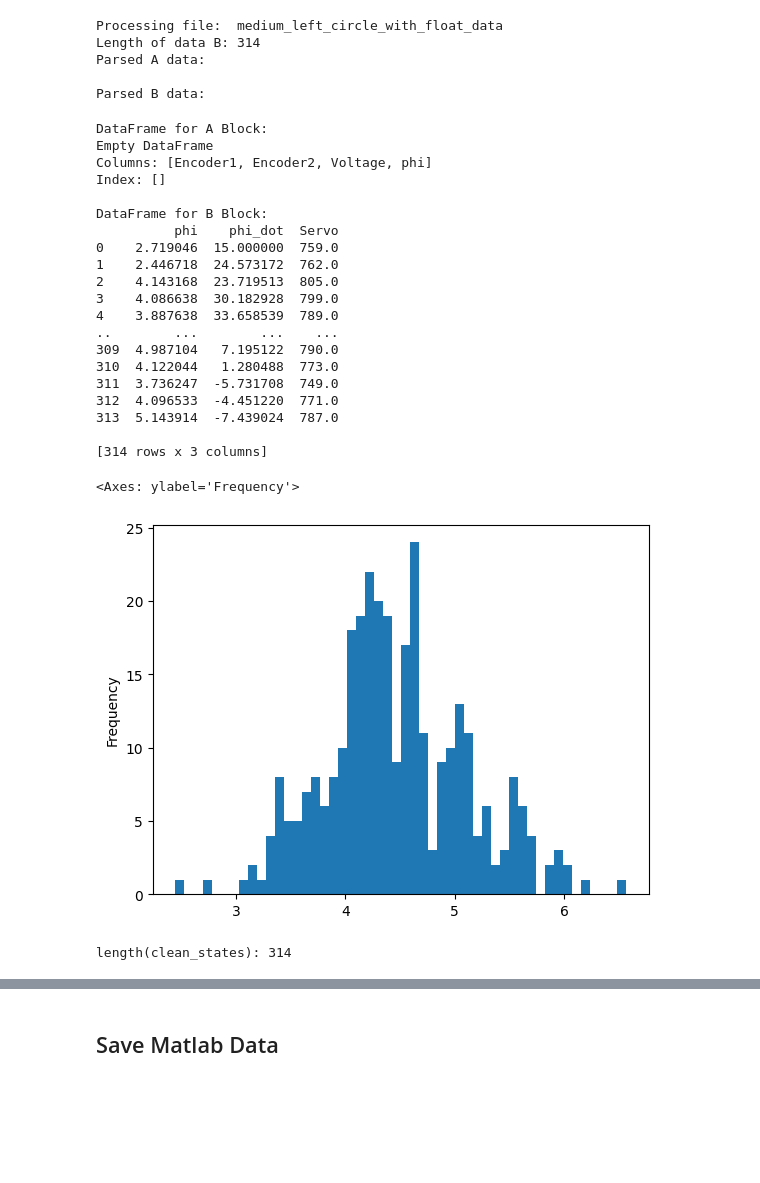
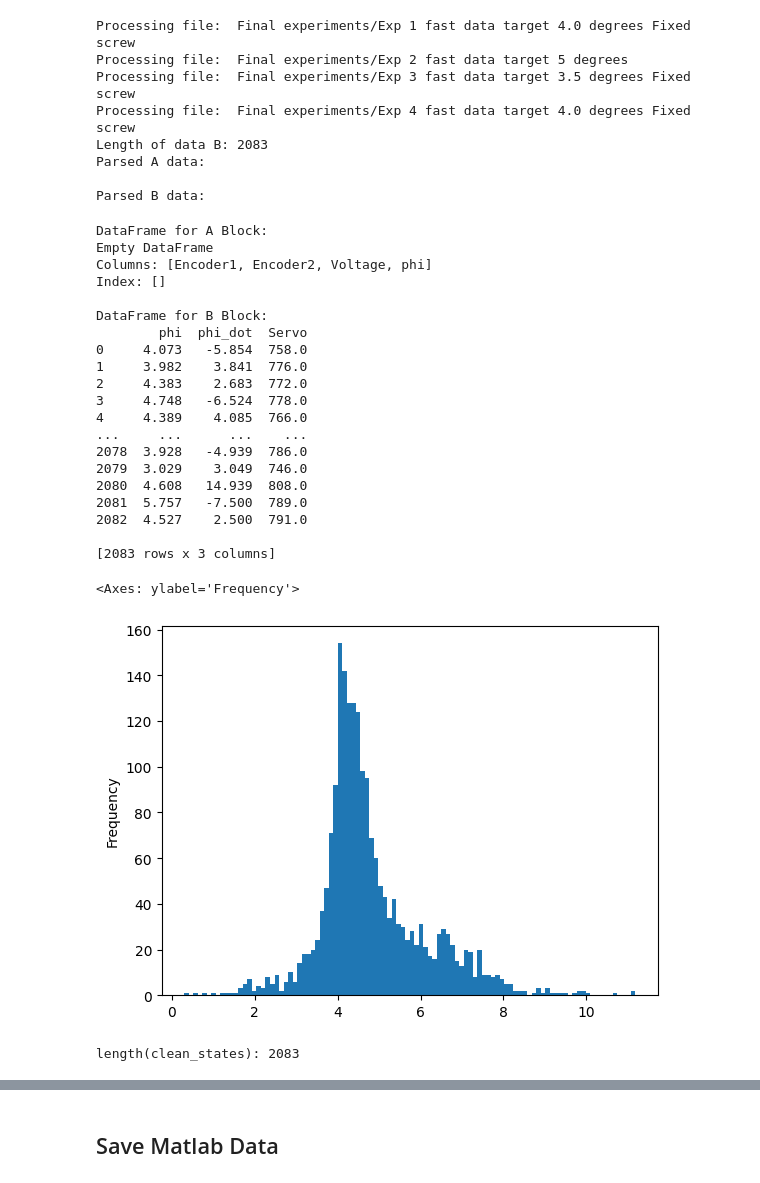
Before and after one commit to HadiElnemr/MiniBike-Control, a Jupyter notebook: MiniBike/Bike_codes_and_docs/collected_data/process raw data.ipynb, the cells around one changed output, grey strips where cells are left out. Saved outputs shown, nothing was run; the diff lists cells and outputs as text; code cells hidden in the pictures; blank space fills up the shorter version.

```diff
--- a/MiniBike/Bike_codes_and_docs/collected_data/process raw data.ipynb
+++ b/MiniBike/Bike_codes_and_docs/collected_data/process raw data.ipynb
@@ -34,8 +34,12 @@ file_names = []
 # file_names.append("bike_in_air_data")
 # file_names.append("bike_pushed_data")
 # file_names.append("bike_pushed_data2")
-file_names.append("medium_left_circle_with_float_data")
+# file_names.append("medium_left_circle_with_float_data")
 # file_names.append("medium_left_circle_with_float_data+noisy_input")
+file_names.append("Final experiments/Exp 1 fast data target 4.0 degrees Fixed screw")
+file_names.append("Final experiments/Exp 2 fast data target 5 degrees")
+file_names.append("Final experiments/Exp 3 fast data target 3.5 degrees Fixed screw")
+file_names.append("Final experiments/Exp 4 fast data target 4.0 degrees Fixed screw")
 data = ""
 
 for file_name in file_names:
@@ -46,7 +50,9 @@ for file_name in file_names:
 
 # Pattern to match ${A..} and ${B..} blocks
 # pattern = r"\$\{([AB]\d+:[^}]+)\}"
-pattern = r"\$\{([AB]\d+\.\d+:[^}]+)\}"
+# pattern = r"\$\{([AB]\d+\.\d+:[^}]+)\}"
+pattern = r"\{([AB]-?\d+\.\d+:[^}]+)\}\$"
+
 
 # Extract matches using regex
 matches = re.findall(pattern, data)
@@ -82,8 +88,11 @@ with open("parsed_data.json", "w") as f:
 
 # Further processing can be added as needed
 # %% [output]
-Processing file:  medium_left_circle_with_float_data
-Length of data B: 314
+Processing file:  Final experiments/Exp 1 fast data target 4.0 degrees Fixed screw
+Processing file:  Final experiments/Exp 2 fast data target 5 degrees
+Processing file:  Final experiments/Exp 3 fast data target 3.5 degrees Fixed screw
+Processing file:  Final experiments/Exp 4 fast data target 4.0 degrees Fixed screw
+Length of data B: 2083
 Parsed A data:
 
 Parsed B data:
@@ -126,30 +135,30 @@ Columns: [Encoder1, Encoder2, Voltage, phi]
 Index: []
 
 DataFrame for B Block:
-          phi    phi_dot  Servo
-0    2.719046  15.000000  759.0
-1    2.446718  24.573172  762.0
-2    4.143168  23.719513  805.0
-3    4.086638  30.182928  799.0
-4    3.887638  33.658539  789.0
-..        ...        ...    ...
-309  4.987104   7.195122  790.0
-310  4.122044   1.280488  773.0
-311  3.736247  -5.731708  749.0
-312  4.096533  -4.451220  771.0
-313  5.143914  -7.439024  787.0
+        phi  phi_dot  Servo
+0     4.073   -5.854  758.0
+1     3.982    3.841  776.0
+2     4.383    2.683  772.0
+3     4.748   -6.524  778.0
+4     4.389    4.085  766.0
+...     ...      ...    ...
+2078  3.928   -4.939  786.0
+2079  3.029    3.049  746.0
+2080  4.608   14.939  808.0
+2081  5.757   -7.500  789.0
+2082  4.527    2.500  791.0
 
-[314 rows x 3 columns]
+[2083 rows x 3 columns]
 # %%
 # delta.plot.hist(bins=100) #   -35 < delta < 36    -22.5 < delta < -5 [[when circling to the left]]
 # (df_b['delta']).plot.hist(bins=100)
 # df_b['phi_dot'].plot.hist(bins=50)
 # df_b['phi_dot'].unique
-df_b['phi'].plot.hist(bins=50)
+df_b['phi'].plot.hist(bins=100)
 # df_b['delta']
 # %% [output]
 <Axes: ylabel='Frequency'>
-[figure, old version]
+[figure, new version]
 # %%
 clean_states = df_b[df_b['phi'].abs() <= 45]
 # clean_states = df_b
@@ -172,7 +181,7 @@ clean_states['phi'] = clean_states['phi'] + noise
 # clean_states['delta'].head()
 # noise
 # %% [output]
-length(clean_states): 314
+length(clean_states): 2083
 # %%
 # # Compute phi dot (OPTIONAL: It is already provided in the data)
 # Ts = 0.020
```
Also changed, not shown: parts of 11 cells of this notebook, 2 other files.
